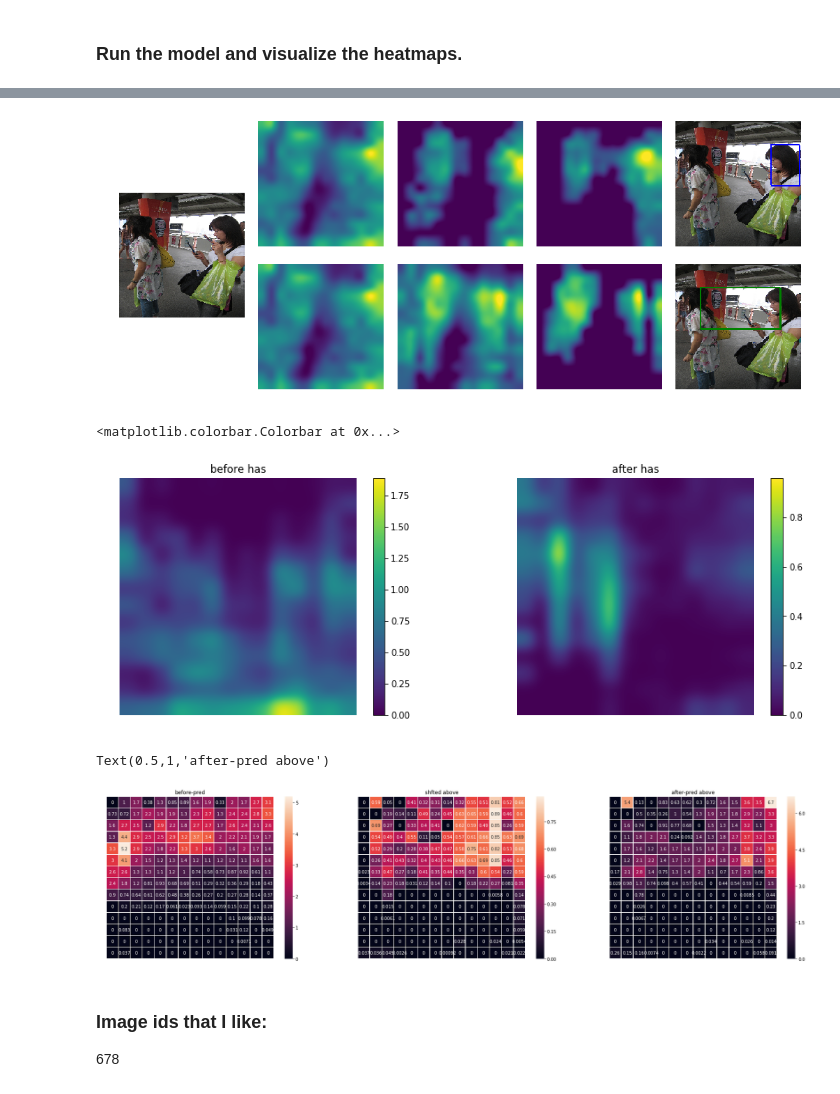
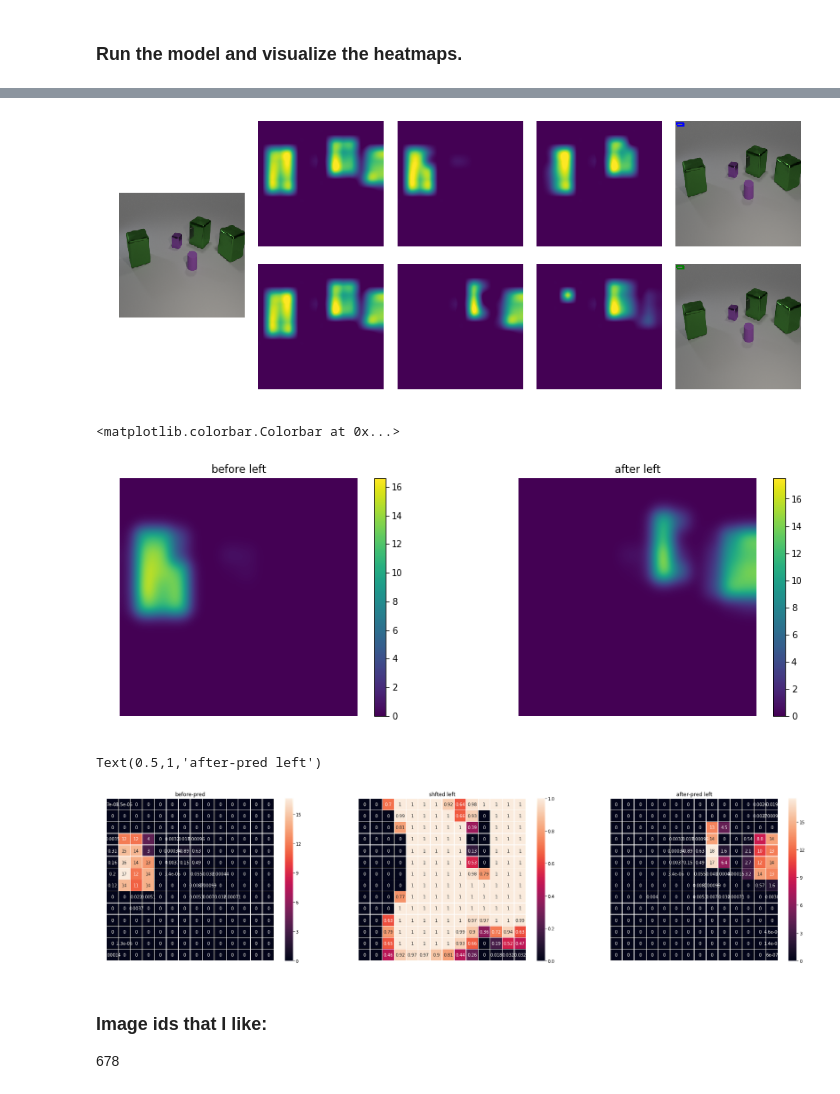
Before and after one commit to StanfordVL/ReferringRelationships, a Jupyter notebook: visualization.ipynb, the cells around one changed output, grey strips where cells are left out. Drawn from its saved outputs; the diff is of its cells as text; code cells hidden in the pictures.

```diff
--- a/visualization.ipynb
+++ b/visualization.ipynb
@@ -23,7 +25,7 @@ matplotlib.rcParams.update({'font.size': 34})
 # VRD
 # %%
 ###################
-data_type = "vrd"
+data_type = "clevr"
 ###################
 if data_type=="vrd":
     #annotations_file = "/data/chami/ReferringRelationships/data/VRD/vrd_rels_multiple_objects.json"
@@ -36,10 +38,10 @@ if data_type=="vrd":
     #model_checkpoint = "/data/chami/ReferringRelationships/models/VRD/11_09_2017/baseline/1/model21-1.59.h5"
     #model_checkpoint= "/data/chami/ReferringRelationships/models/VRD/11_07_2017/baseline_no_predicate/8/model24-1.38.h5"
 elif data_type=="clevr":
-    annotations_file = "data/clevr/annotations_test.json"
-    img_dir = '/data/ranjaykrishna/clevr/images/test'
-    vocab_dir = os.path.join('data/clevr')
-    model_checkpoint = "/data/ranjaykrishna/ReferringRelationships/temp/"
+    annotations_file = "/data/chami/ReferringRelationships/data/Clevr/annotations_test.json"
+    img_dir = '/data/ranjaykrishna/clevr/images/val/'
+    vocab_dir = os.path.join('/data/chami/ReferringRelationships/data/Clevr/')
+    model_checkpoint = "/data/chami/ReferringRelationships/models/Clevr/11_13_2017/sym_ssn/1/model05-0.26.h5"
 elif data_type=="visualgenome":
     annotations_file = "data/VisualGenome/annotations_test.json"
     img_dir = '/data/chami/VRD/sg_dataset/sg_test_images/'
@@ -52,8 +54,6 @@ annotations_test = json.load(open(annotations_file))
 predicate_dict, obj_subj_dict = get_dict(vocab_dir)
 image_ids = sorted(list(annotations_test.keys()))[:1000]
 params = objdict(json.load(open(os.path.join(os.path.dirname(model_checkpoint), "args.json"), "r")))
-params.norm_scale=1
-params.use_internal_loss = False
 relationships_model = ReferringRelationshipsModel(params)
 test_generator = SmartIterator(params.test_data_dir, params)
 images = test_generator.get_image_dataset()
@@ -118,9 +118,9 @@ plt.axis("off")
 ### USER INPUT - Pick a relationship
 # %%
 #################
-subj = "person"
-predicate = "on the right of"
-obj = "person"
+subj = "green_metal_cube"
+predicate = "left"
+obj = "green_metal_cube"
 #################
 subj_id = np.zeros((1, 1))
 predicate_id = np.zeros((1, params.num_predicates))
@@ -200,8 +215,8 @@ display_attention_heatmaps(inv_shift_heatmaps, 'inv shift heatmaps')
 # %%
 # Visualizations for the paper.
-#############################
+############################
 iterations_to_show = 3
-threshold = 0.99
+threshold = 0.3
 #############################
 ncols = iterations_to_show*2 + 4
 nrows = 4
@@ -209,36 +224,36 @@ fig = plt.figure(figsize=(14, 6))
 
 ax = plt.subplot2grid((nrows, ncols), (1, 0), colspan=2, rowspan=2)
 ax.imshow(img)
 ax.axis("off")
 
-s_bbox = get_bbox_from_heatmap(final_subject_heatmap[0], threshold=threshold)
+s_bbox = get_bbox_from_heatmap(final_subject_heatmap[0], threshold=threshold, input_dim=14)
 s_image = add_bbox_to_image(img, s_bbox, color='blue', width=3)
 ax = plt.subplot2grid((nrows, ncols), (0, iterations_to_show*2+2), colspan=2, rowspan=2)
 ax.imshow(s_image)
 ax.axis("off")
 
-o_bbox = get_bbox_from_heatmap(final_object_heatmap[0], threshold=threshold)
+o_bbox = get_bbox_from_heatmap(final_object_heatmap[0], threshold=threshold, input_dim=14)
 o_image = add_bbox_to_image(img, o_bbox, color='green', width=3)
 ax = plt.subplot2grid((nrows, ncols), (2, iterations_to_show*2+2), colspan=2, rowspan=2)
 ax.imshow(o_image)
 ax.axis("off")
 
 for iteration in range(iterations_to_show):
     s_att = subject_heatmaps[iteration].reshape((params.feat_map_dim, params.feat_map_dim))
     s_att[s_att < np.max(params.heatmap_threshold)] = 0
     ax = plt.subplot2grid((nrows, ncols), (0, 2*iteration+2), colspan=2, rowspan=2)
     ax.imshow(s_att, interpolation='spline16')
     ax.axis("off")
 
     o_att = object_heatmaps[iteration].reshape((params.feat_map_dim, params.feat_map_dim))
     o_att[o_att < np.max(params.heatmap_threshold)] = 0
     ax = plt.subplot2grid((nrows, ncols), (2, 2*iteration+2), colspan=2, rowspan=2)
     ax.imshow(o_att, interpolation='spline16')
     ax.axis("off")
 
 plt.tight_layout(pad=0.1, w_pad=-1, h_pad=-2)
 # %% [output]
-[figure, old version]
+[figure, new version]
 # %%
 output = model.get_layer("subject-att-1").output
 before_pred = Model(inputs=model.input, outputs=output)
@@ -262,7 +277,7 @@ axes[1].set_title("after {}".format(predicate))
 fig.colorbar(plot1, ax=axes[1])
 # %% [output]
 <matplotlib.colorbar.Colorbar at 0x...>
-[figure, old version]
+[figure, new version]
 # %%
 map_1 = before_pred.predict([images[image_index:image_index+1], subj_id, predicate_id, obj_id]).reshape((params.feat_map_dim, params.feat_map_dim))
 map_2 = after_pred.predict([images[image_index:image_index+1], subj_id, predicate_id, obj_id]).reshape((params.feat_map_dim, params.feat_map_dim))
@@ -277,8 +292,8 @@ axes[0].set_title("before-pred")
 axes[1].set_title("shfted {}".format(predicate))
 axes[2].set_title("after-pred {}".format(predicate))
 # %% [output]
-Text(0.5,1,'after-pred above')
+Text(0.5,1,'after-pred left')
-[figure, old version]
+[figure, new version]
 # %%
 model.summary()
 # %% [markdown]
```
Also changed, not shown: parts of 6 cells of this notebook, 8 other files.
